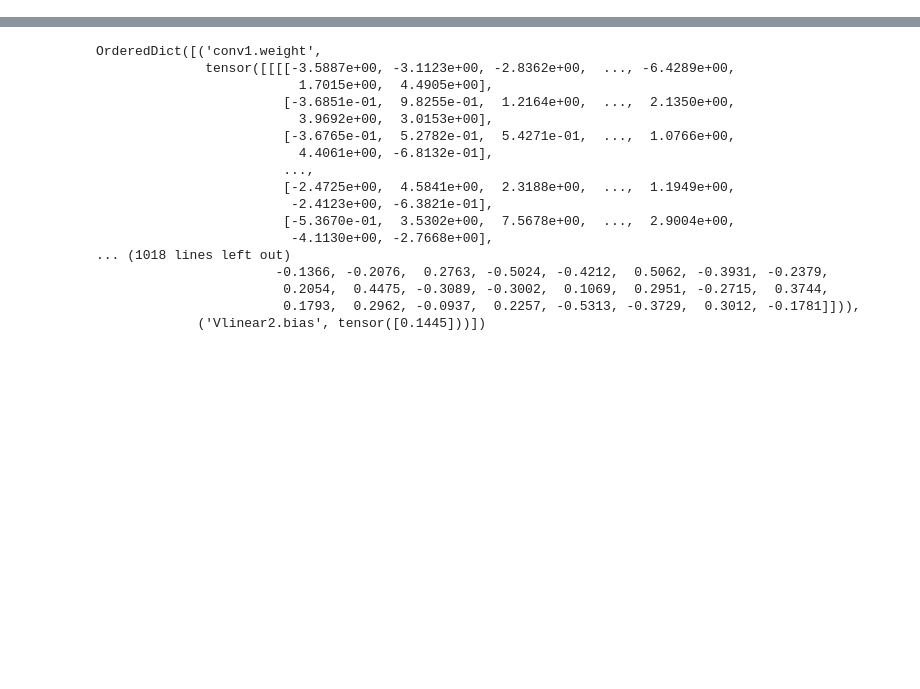
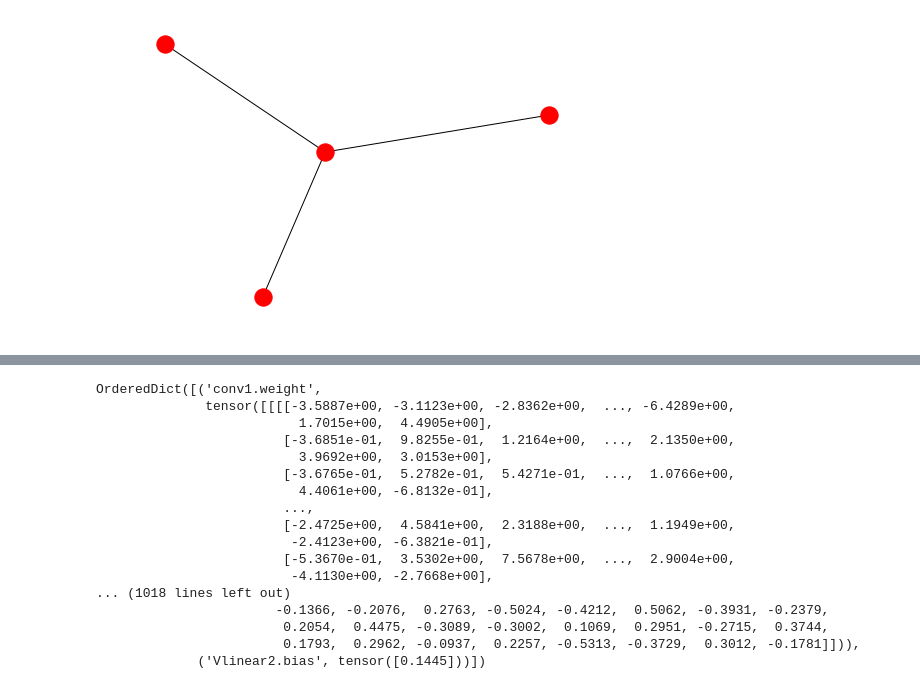
Before and after one commit to DennisWeiss/pong-deep-q-network-explainability, a Jupyter notebook: OpenAIPong_DQN.ipynb, the cells around one changed output, grey strips where cells are left out. Saved outputs shown, nothing was run; the diff lists cells and outputs as text; code cells hidden in the pictures; blank space fills up the shorter version.

```diff
--- a/OpenAIPong_DQN.ipynb
+++ b/OpenAIPong_DQN.ipynb
@@ -222,3 +227,16 @@ class Agent:
         """
         if self.epsilon > self.epsilon_minimum:
             self.epsilon *= self.epsilon_decay
+# %%
+G = nx.Graph()
+G.add_node('0')
+G.add_node('1_0')
+G.add_edge('0', '1_0')
+G.add_node('1_1')
+G.add_edge('0', '1_1')
+G.add_node('1_2')
+G.add_edge('0', '1_2')
+
+nx.draw(G)
+# %% [output]
+[figure, added]
```
Also changed, not shown: parts of 4 cells of this notebook, 1 other file.
